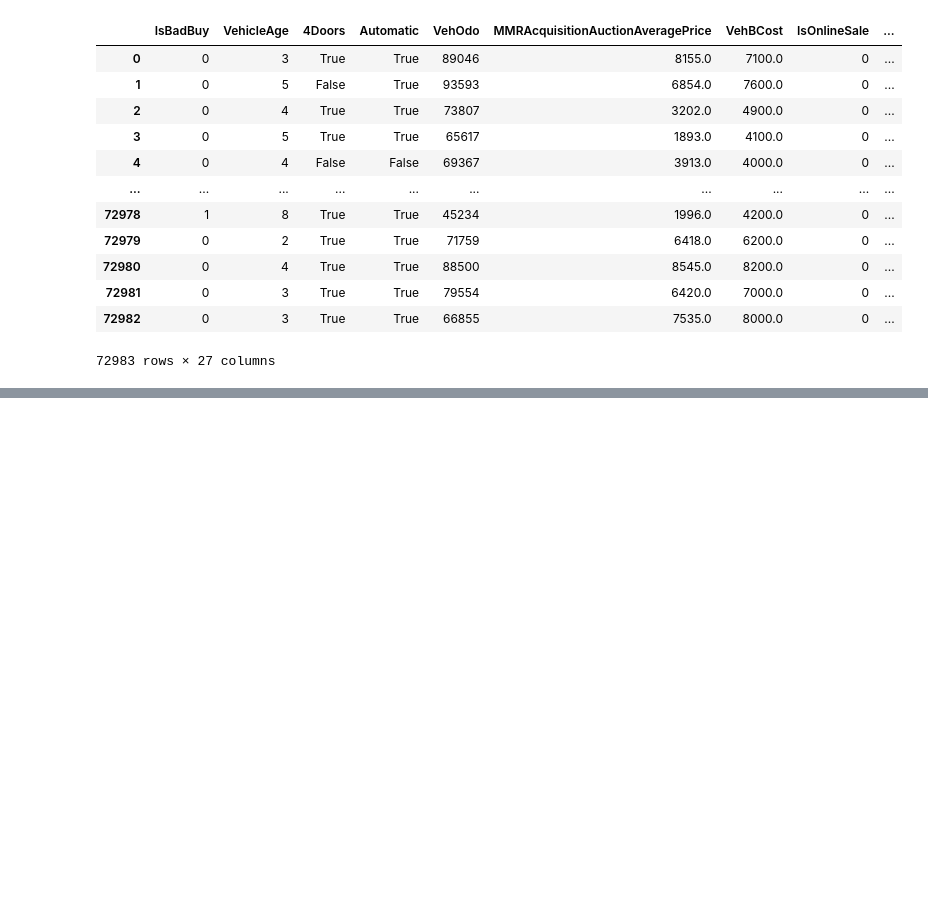
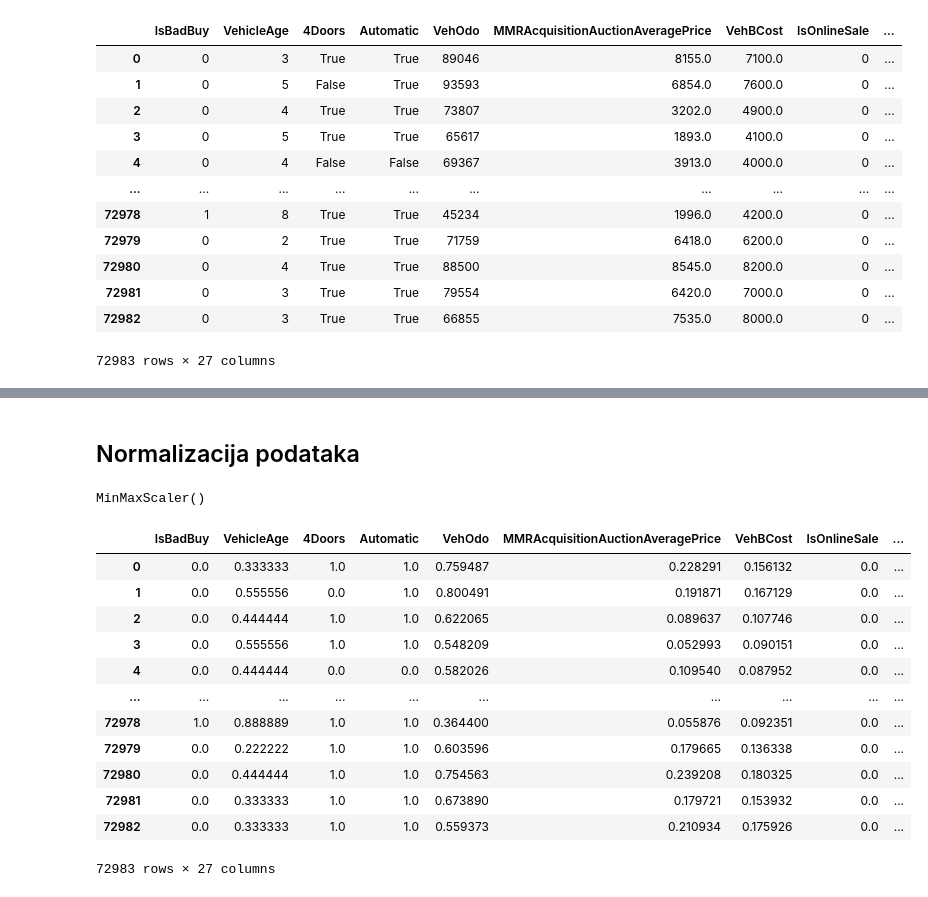
Before and after one commit to NemanjaGojkovic/Predikcija_pogodnosti_kupovine_automobila, a Jupyter notebook: masinsko-ucenje-3-domaci.ipynb, the cells around one changed output, grey strips where cells are left out. Drawn from its saved outputs; the diff is of its cells as text; code cells hidden in the pictures; blank space fills up the shorter version.

```diff
--- a/masinsko-ucenje-3-domaci.ipynb
+++ b/masinsko-ucenje-3-domaci.ipynb
@@ -697,0 +676,26 @@ from pyod.models.ecod import ECOD
+# %% [markdown]
+## Normalizacija podataka
+# %%
+from sklearn.preprocessing import MinMaxScaler
+scaler = MinMaxScaler()
+scaler.fit(car_data)
+# %% [output]
+MinMaxScaler()
+# %%
+np_norm=scaler.transform(car_data)
+car_data_norm=pd.DataFrame(np_norm, columns=car_data.columns)
+car_data_norm
+# %% [output]
+|  | IsBadBuy | VehicleAge | 4Doors | Automatic | VehOdo | MMRAcquisitionAuctionAveragePrice | VehBCost | IsOnlineSale | ... |
+| 0 | 0.0 | 0.333333 | 1.0 | 1.0 | 0.759487 | 0.228291 | 0.156132 | 0.0 | ... |
+| 1 | 0.0 | 0.555556 | 0.0 | 1.0 | 0.800491 | 0.191871 | 0.167129 | 0.0 | ... |
+| 2 | 0.0 | 0.444444 | 1.0 | 1.0 | 0.622065 | 0.089637 | 0.107746 | 0.0 | ... |
+| 3 | 0.0 | 0.555556 | 1.0 | 1.0 | 0.548209 | 0.052993 | 0.090151 | 0.0 | ... |
+| 4 | 0.0 | 0.444444 | 0.0 | 0.0 | 0.582026 | 0.109540 | 0.087952 | 0.0 | ... |
+| ... | ... | ... | ... | ... | ... | ... | ... | ... | ... |
+| 72978 | 1.0 | 0.888889 | 1.0 | 1.0 | 0.364400 | 0.055876 | 0.092351 | 0.0 | ... |
+| 72979 | 0.0 | 0.222222 | 1.0 | 1.0 | 0.603596 | 0.179665 | 0.136338 | 0.0 | ... |
+| 72980 | 0.0 | 0.444444 | 1.0 | 1.0 | 0.754563 | 0.239208 | 0.180325 | 0.0 | ... |
+| 72981 | 0.0 | 0.333333 | 1.0 | 1.0 | 0.673890 | 0.179721 | 0.153932 | 0.0 | ... |
+| 72982 | 0.0 | 0.333333 | 1.0 | 1.0 | 0.559373 | 0.210934 | 0.175926 | 0.0 | ... |
+72983 rows × 27 columns
```
Also changed, not shown: parts of 26 cells of this notebook.
